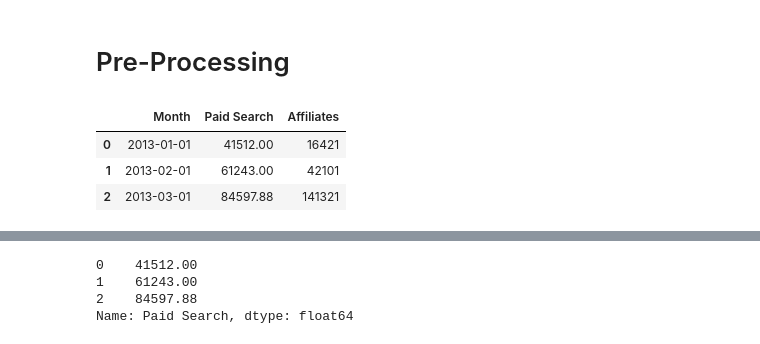
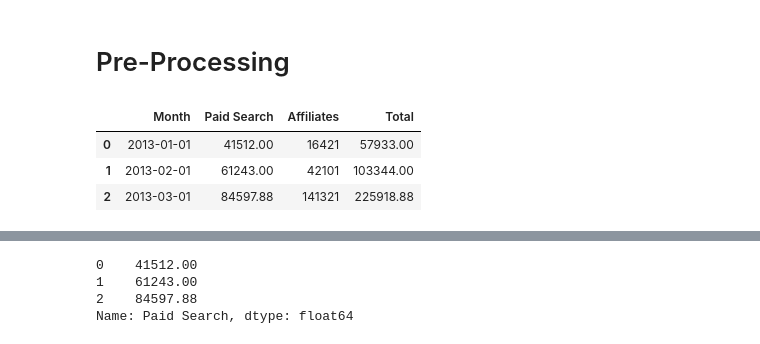
Before and after one commit to Tonga6/business-data-analysis, a Jupyter notebook: Data Analysis.ipynb, the cells around one changed output, grey strips where cells are left out. Cells and saved outputs as stored; diff of their text form; code cells hidden in the pictures.

```diff
--- a/Data Analysis.ipynb
+++ b/Data Analysis.ipynb
@@ -12,10 +12,13 @@ excel_data = "quant_data.xlsx"
 cost = pd.read_excel(excel_data,sheet_name=1)
 values = pd.read_excel(excel_data,sheet_name=2)
 demographics = pd.read_excel(excel_data,sheet_name=3)
-# %%
-cost
-# %% [output]
-|  | Month | Paid Search | Affiliates |
-| 0 | 2013-01-01 | 41512.00 | 16421 |
-| 1 | 2013-02-01 | 61243.00 | 42101 |
-| 2 | 2013-03-01 | 84597.88 | 141321 |
+# %%
+#Add total monthly costs to dataframe
+cost['Month'] = pd.to_datetime(cost['Month'])
+cost['Total'] = cost.sum(axis=1)
+cost
+# %% [output]
+|  | Month | Paid Search | Affiliates | Total |
+| 0 | 2013-01-01 | 41512.00 | 16421 | 57933.00 |
+| 1 | 2013-02-01 | 61243.00 | 42101 | 103344.00 |
+| 2 | 2013-03-01 | 84597.88 | 141321 | 225918.88 |
```
Also changed, not shown: parts of 6 cells of this notebook.
